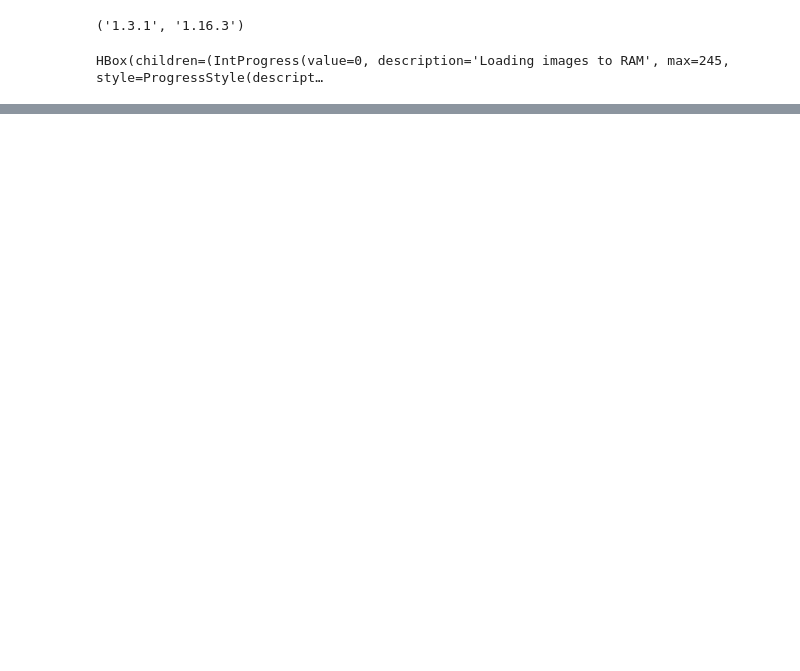
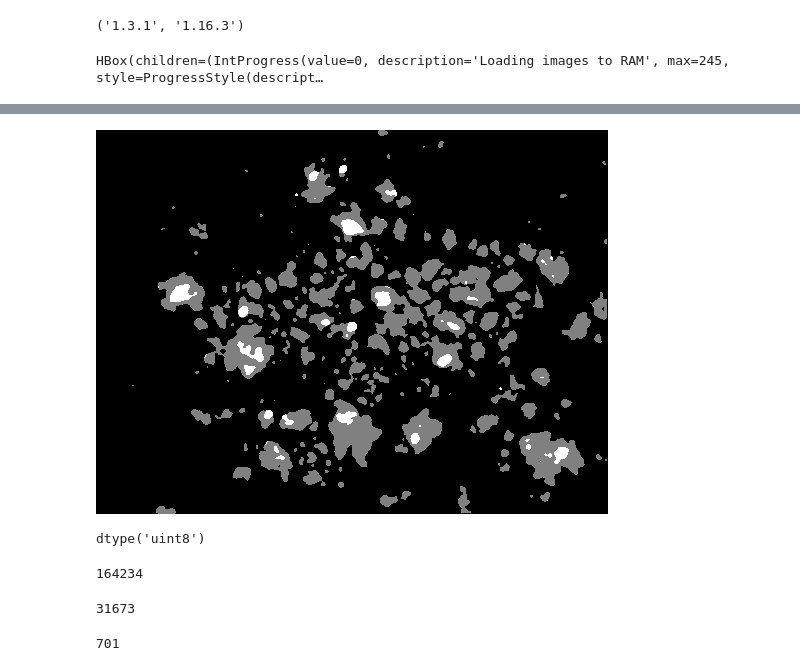
Before and after one commit to partyzans/data_playground, a Jupyter notebook: u2net/U2Net.ipynb, the cells around one changed output, grey strips where cells are left out. Cells and saved outputs as stored; diff of their text form; code cells hidden in the pictures; blank space fills up the shorter version.

```diff
--- a/u2net/U2Net.ipynb
+++ b/u2net/U2Net.ipynb
@@ -179,0 +281,20 @@ output1.shape
+# %%
+Image.fromarray(numpy_result.astype("uint8"), mode="L")
+# %% [output]
+[figure, added]
+# %%
+np.array(y).dtype
+# %% [output]
+dtype('uint8')
+# %%
+(np.array(y)[:, :, 0] == 0).sum()
+# %% [output]
+164234
+# %%
+(np.array(y)[:, :, 0] == 128).sum()
+# %% [output]
+31673
+# %%
+(np.array(y)[:, :, 0] == 255).sum()
+# %% [output]
+701
```
Also changed, not shown: parts of 32 cells of this notebook.
